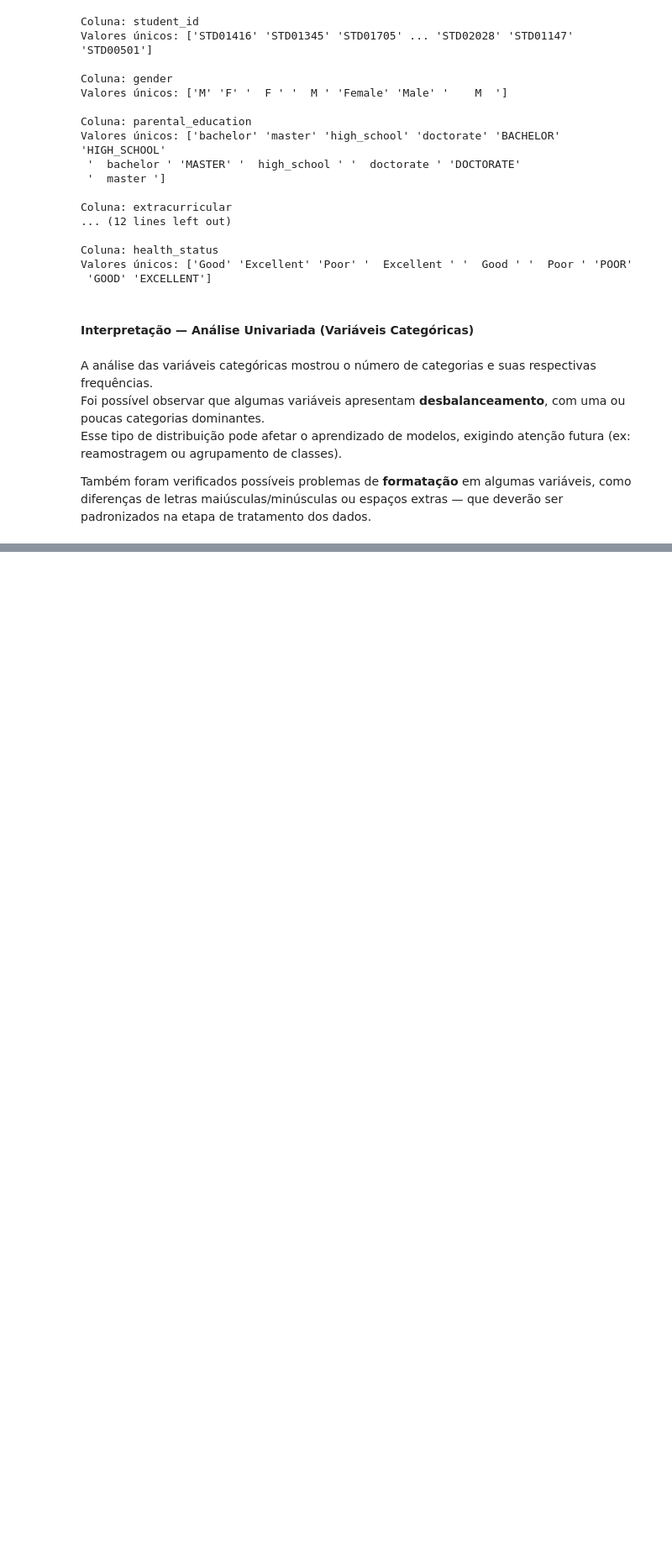
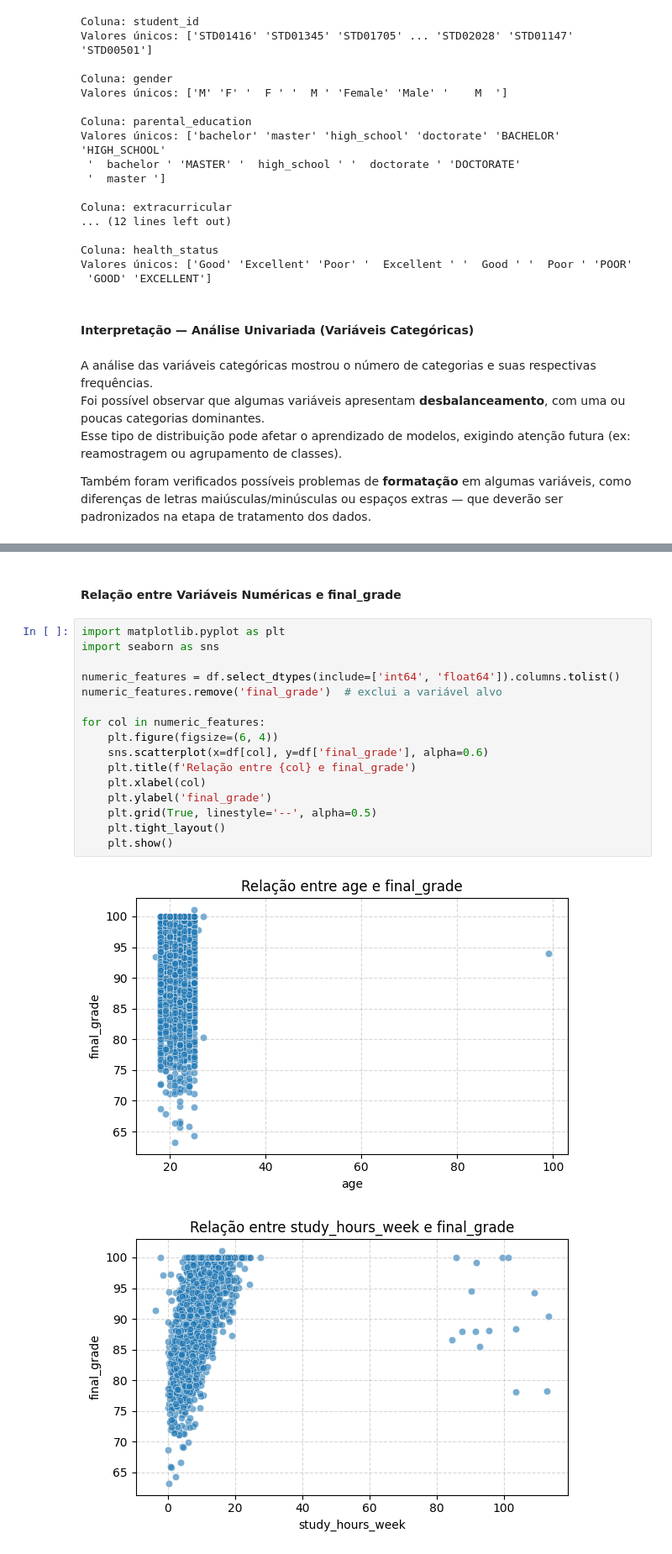
Before and after one commit to Juan-82/4-C-Juan-Enoque---students_performance, a Jupyter notebook: notebooks/01_EDA.ipynb, the cells around one changed output, grey strips where cells are left out. Shown at 84% size. Saved outputs shown, nothing was run; the diff lists cells and outputs as text; blank space fills up the shorter version.

```diff
--- a/notebooks/01_EDA.ipynb
+++ b/notebooks/01_EDA.ipynb
@@ -483,0 +565,21 @@ Também foram verificados possíveis problemas de **formatação** em algumas va
+# %% [markdown]
+#### Relação entre Variáveis Numéricas e final_grade
+# %%
+import matplotlib.pyplot as plt
+import seaborn as sns
+
+numeric_features = df.select_dtypes(include=['int64', 'float64']).columns.tolist()
+numeric_features.remove('final_grade')  # exclui a variável alvo
+
+for col in numeric_features:
+    plt.figure(figsize=(6, 4))
+    sns.scatterplot(x=df[col], y=df['final_grade'], alpha=0.6)
+    plt.title(f'Relação entre {col} e final_grade')
+    plt.xlabel(col)
+    plt.ylabel('final_grade')
+    plt.grid(True, linestyle='--', alpha=0.5)
+    plt.tight_layout()
+    plt.show()
+# %% [output]
+[figure, added]
+[figure, added]
```
Also changed, not shown: parts of 21 cells of this notebook.
